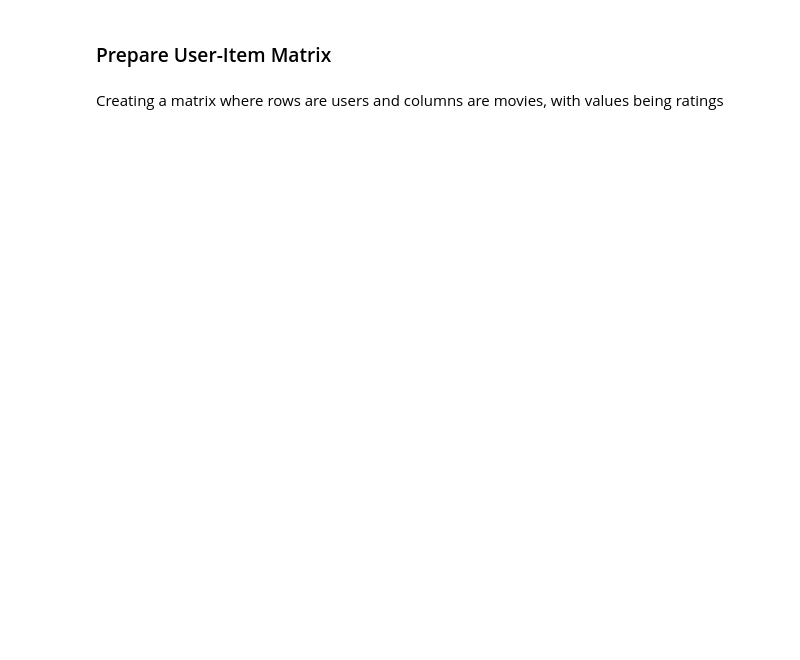
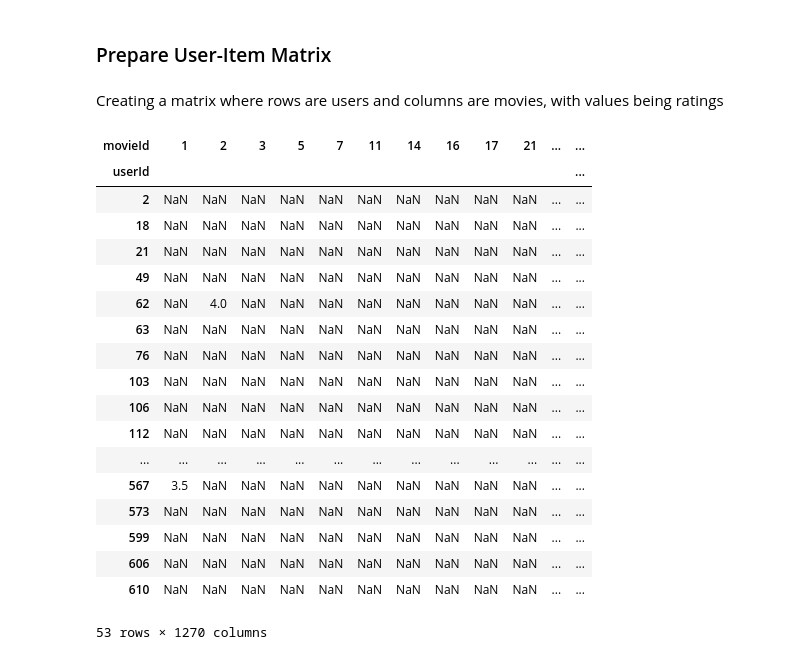
Before and after one commit to ruth-kitasi/Movielens-Recommendation-System, a Jupyter notebook: work_folder/Agatha.ipynb, the cells around one changed output. Cells and saved outputs as stored; diff of their text form; code cells hidden in the pictures; blank space fills up the shorter version.

Commit message:
data preprocessing and modeling

```diff
--- a/work_folder/Agatha.ipynb
+++ b/work_folder/Agatha.ipynb
@@ -384,3 +358,26 @@ df.head()
 ### Prepare User-Item Matrix
 # %% [markdown]
 Creating a matrix where rows are users and columns are movies, with values being ratings
+# %%
+user_item_matrix = pd.pivot_table(train_data, index='userId', columns='movieId', values='rating')
+user_item_matrix
+# %% [output]
+| movieId | 1 | 2 | 3 | 5 | 7 | 11 | 14 | 16 | 17 | 21 | ... | ... |
+| userId |  |  |  |  |  |  |  |  |  |  |  | ... |
+| 2 | NaN | NaN | NaN | NaN | NaN | NaN | NaN | NaN | NaN | NaN | ... | ... |
+| 18 | NaN | NaN | NaN | NaN | NaN | NaN | NaN | NaN | NaN | NaN | ... | ... |
+| 21 | NaN | NaN | NaN | NaN | NaN | NaN | NaN | NaN | NaN | NaN | ... | ... |
+| 49 | NaN | NaN | NaN | NaN | NaN | NaN | NaN | NaN | NaN | NaN | ... | ... |
+| 62 | NaN | 4.0 | NaN | NaN | NaN | NaN | NaN | NaN | NaN | NaN | ... | ... |
+| 63 | NaN | NaN | NaN | NaN | NaN | NaN | NaN | NaN | NaN | NaN | ... | ... |
+| 76 | NaN | NaN | NaN | NaN | NaN | NaN | NaN | NaN | NaN | NaN | ... | ... |
+| 103 | NaN | NaN | NaN | NaN | NaN | NaN | NaN | NaN | NaN | NaN | ... | ... |
+| 106 | NaN | NaN | NaN | NaN | NaN | NaN | NaN | NaN | NaN | NaN | ... | ... |
+| 112 | NaN | NaN | NaN | NaN | NaN | NaN | NaN | NaN | NaN | NaN | ... | ... |
+| ... | ... | ... | ... | ... | ... | ... | ... | ... | ... | ... | ... | ... |
+| 567 | 3.5 | NaN | NaN | NaN | NaN | NaN | NaN | NaN | NaN | NaN | ... | ... |
+| 573 | NaN | NaN | NaN | NaN | NaN | NaN | NaN | NaN | NaN | NaN | ... | ... |
+| 599 | NaN | NaN | NaN | NaN | NaN | NaN | NaN | NaN | NaN | NaN | ... | ... |
+| 606 | NaN | NaN | NaN | NaN | NaN | NaN | NaN | NaN | NaN | NaN | ... | ... |
+| 610 | NaN | NaN | NaN | NaN | NaN | NaN | NaN | NaN | NaN | NaN | ... | ... |
+53 rows × 1270 columns
```
Also changed, not shown: parts of 13 cells of this notebook, 1 other file.
